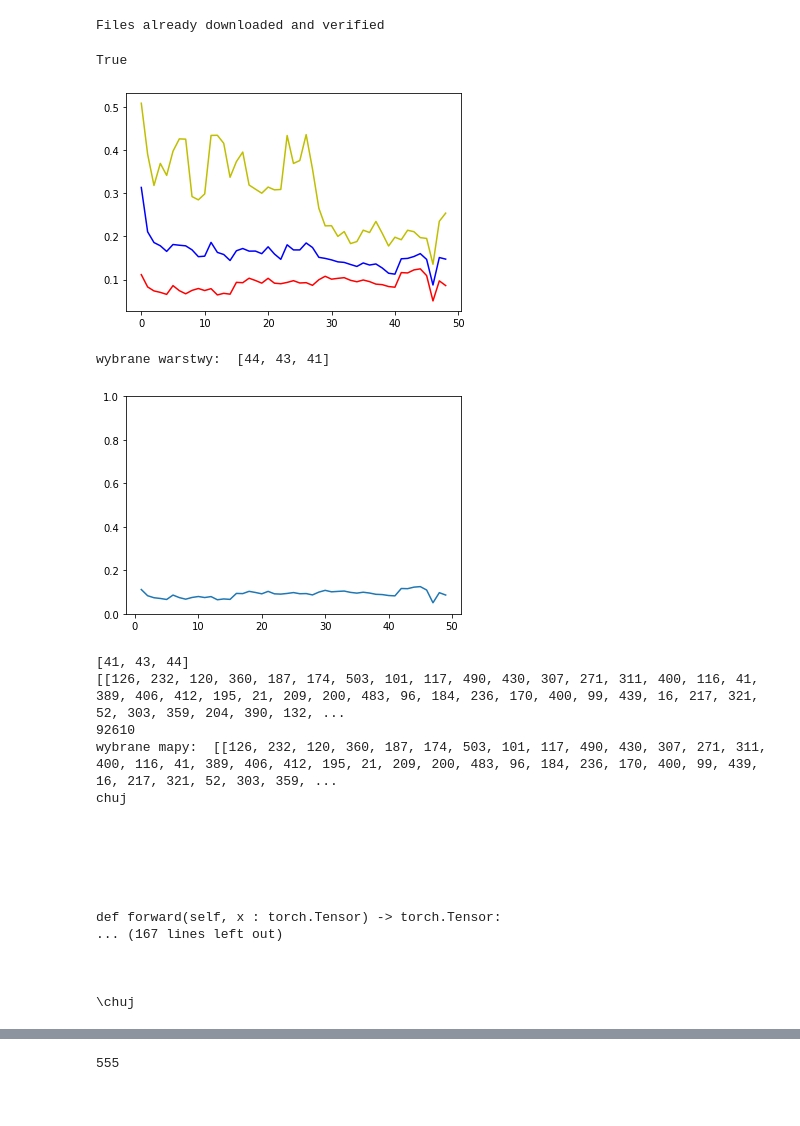
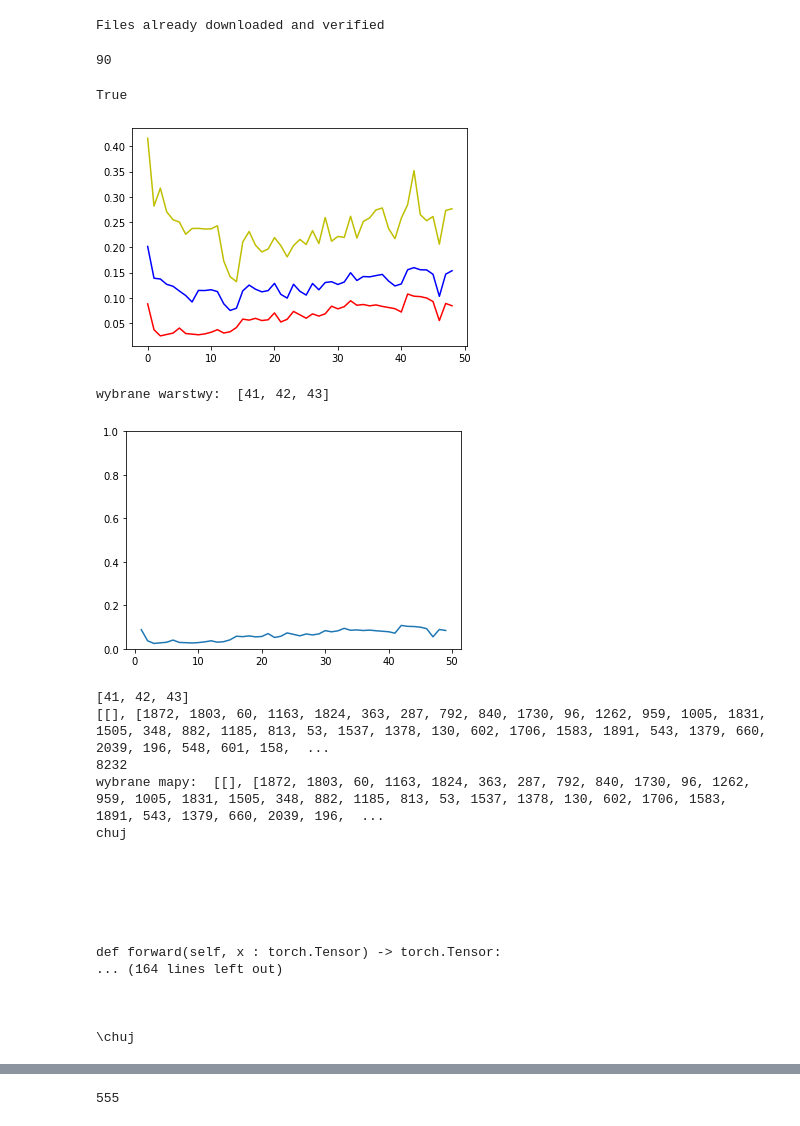
Before and after one commit to jamrozyb/WB-2022, a Jupyter notebook: prototype.ipynb, the cells around one changed output, grey strips where cells are left out. Drawn from its saved outputs; the diff is of its cells as text; code cells hidden in the pictures.

```diff
--- a/prototype.ipynb
+++ b/prototype.ipynb
@@ -60,27 +60,27 @@ ssl._create_default_https_context = ssl._create_unverified_context # remove for
 np.random.seed = 123
 torch.manual_seed(0)
 
-transform = transforms.Compose([                        #[1]
+transform = transforms.Compose([                       #[1]
              transforms.Resize(224),                    #[2]
-             transforms.ToTensor(),                     #[4]
-             transforms.Normalize(                      #[5]
-             mean=[0.485, 0.456, 0.406],                #[6]
-             std=[0.229, 0.224, 0.225]                  #[7]
-             )])
+             transforms.ToTensor()])
 
 
-trainset = torchvision.datasets.CIFAR100(root='./data', train=True,
+trainset = torchvision.datasets.CIFAR100(root='./data',
                                         download=True, transform=transform)
 trainloader = torch.utils.data.DataLoader(trainset, batch_size=1,
                                           shuffle=False, num_workers=2)
 
 
-_class = [i for i in range(15)]
+_class = [i for i in range(30)]
 shot_number = 3
 
 trainset_few_shot = get_few_shot_learing_data(_class,shot_number,trainloader)
 # %% [output]
 Files already downloaded and verified
+# %%
+len(trainset_few_shot[0])
+# %% [output]
+90
 # %%
 torch.cuda.is_available()
 # %% [output]
@@ -88,10 +88,11 @@ True
 # %%
 
 class ATL(nn.Module):
-    def __init__(self, train, Nclasses, Nlayer=3, Pmax=0.4):
+    def __init__(self, train, Nclasses, Nlayer=3):
         # call constructor from superclass
         super().__init__()
         self.resnet = models.resnet50(pretrained=True)
+        self.relu = nn.ReLU()
         layers, R_scores_for_layers = self.get_layers(train, Nlayer)
         k = sns.lineplot(x=[i+1 for i in range(len(R_scores_for_layers))], y=R_scores_for_layers)
         k.set(ylim=(0, 1))
@@ -100,7 +101,6 @@ class ATL(nn.Module):
         self.resnet = self._transform( Nlayer, layers, fm_indicies)
         for param in self.resnet.parameters():
             param.requires_grad = False
-        self.relu = nn.ReLU()
         self.fcl = nn.Linear(resnet_out_size, Nclasses)
         self.softmax = torch.nn.Softmax(-1)
 
@@ -168,13 +168,13 @@ class ATL(nn.Module):
         print("wybrane warstwy: ",i.index.values.tolist())
         return sorted(i.index.values.tolist()), R_scores_for_layers
 
-    def get_featuremaps_idicies(self, train, layers,R,Pmax = 0.4):
+    def get_featuremaps_idicies(self, train, layers,R,Pmax = 0.05):
         Rmax = max(R)
         dim0=[112]
-        dim1=[56]*9
+        dim1=[56]*10
         dim2=[28]*12
         dim3=[14]*18
-        dim4=[7]*9
+        dim4=[7]*8
         fm_dim = np.concatenate((dim0,dim1,dim2,dim3,dim4))
         images, labels = train
         #print(labels)
@@ -211,12 +211,11 @@ class ATL(nn.Module):
                     # zwraca nan przy LAV_vec_current_class długości 1 !!
                     # czyli wtedy gdy z jakiejś klasy była tylko jedna obserwacja
                     # przy treningu nie będzie takiej sytucji
-                    t_stat, p = ttest_ind(LAV_vec_curent_class, LAV_vec_other_class)
+                    t_stat, p = ttest_ind(LAV_vec_curent_class, LAV_vec_other_class, equal_var=False)
 
                     p_treshold = Pmax * R[conv_ind]/Rmax
 
                     if(math.isnan(p)):
-                        print("error: klasa o jednym elemencie")
                         p=1
 
                     if (p < p_treshold):
@@ -236,8 +235,9 @@ class ATL(nn.Module):
 
                 for p_score in low_p_scores:
                     fm_ind = p_scores_and_map_indexes.get(p_score)
-                    choose_fm_curent_conv_layer.append(fm_ind)
-                    choose_fm_output_len += fm_dim[conv_ind]**2
+                    if fm_ind not in choose_fm_curent_conv_layer:
+                        choose_fm_curent_conv_layer.append(fm_ind)
+                        choose_fm_output_len += fm_dim[conv_ind]**2
 
             choose_fm.append(choose_fm_curent_conv_layer)
 
@@ -350,7 +350,7 @@ class ATL(nn.Module):
         names = []
 
         for layer in conv_layers[0:]:
-            image = layer(image)
+            image = layer(image) #self.relu(layer(image))
             outputs.append(image)
             names.append(str(layer))
 
@@ -381,41 +381,41 @@ class ATL(nn.Module):
 
 # trainloader = torch.utils.data.DataLoader(trainset, batch_size=10,
 #                                           shuffle=True, num_workers=2)
 
 # testset = torchvision.datasets.CIFAR100(root='./data', train=False,
 #                                        download=True, transform=transform)
 # testloader = torch.utils.data.DataLoader(testset, batch_size=4,
 #                                          shuffle=False, num_workers=2)
 
 # classes = ('plane', 'car', 'bird', 'cat',
 #            'deer', 'dog', 'frog', 'horse', 'ship', 'truck')
 
 
 
 # torch.manual_seed(0)
 # # get some random training images
 # dataiter = iter(trainloader)
 # images, labels = dataiter.next()
 # trainset = images, labels
 # #print(trainset)
 
 # print(images)
 # print(labels)
 
 
 
-m = ATL(trainset_few_shot, 15, 3)
+m = ATL(trainset_few_shot, 30, 3)
 #m.eval()
 
 m
 # %% [output]
-[figure, old version]
+[figure, new version]
-wybrane warstwy:  [44, 43, 41]
+wybrane warstwy:  [41, 42, 43]
-[figure, old version]
+[figure, new version]
-[41, 43, 44]
-[[126, 232, 120, 360, 187, 174, 503, 101, 117, 490, 430, 307, 271, 311, 400, 116, 41, 389, 406, 412, 195, 21, 209, 200, 483, 96, 184, 236, 170, 400, 99, 439, 16, 217, 321, 52, 303, 359, 204, 390, 132, ...
-92610
-wybrane mapy:  [[126, 232, 120, 360, 187, 174, 503, 101, 117, 490, 430, 307, 271, 311, 400, 116, 41, 389, 406, 412, 195, 21, 209, 200, 483, 96, 184, 236, 170, 400, 99, 439, 16, 217, 321, 52, 303, 359, ...
+[41, 42, 43]
+[[], [1872, 1803, 60, 1163, 1824, 363, 287, 792, 840, 1730, 96, 1262, 959, 1005, 1831, 1505, 348, 882, 1185, 813, 53, 1537, 1378, 130, 602, 1706, 1583, 1891, 543, 1379, 660, 2039, 196, 548, 601, 158,  ...
+8232
+wybrane mapy:  [[], [1872, 1803, 60, 1163, 1824, 363, 287, 792, 840, 1730, 96, 1262, 959, 1005, 1831, 1505, 348, 882, 1185, 813, 53, 1537, 1378, 130, 602, 1706, 1583, 1891, 543, 1379, 660, 2039, 196,  ...
 chuj
 
 
@@ -424,7 +424,7 @@ chuj
 
 
 def forward(self, x : torch.Tensor) -> torch.Tensor:
-... (167 lines left out)
+... (164 lines left out)
 
 
 
```
Also changed, not shown: parts of 10 cells of this notebook.
